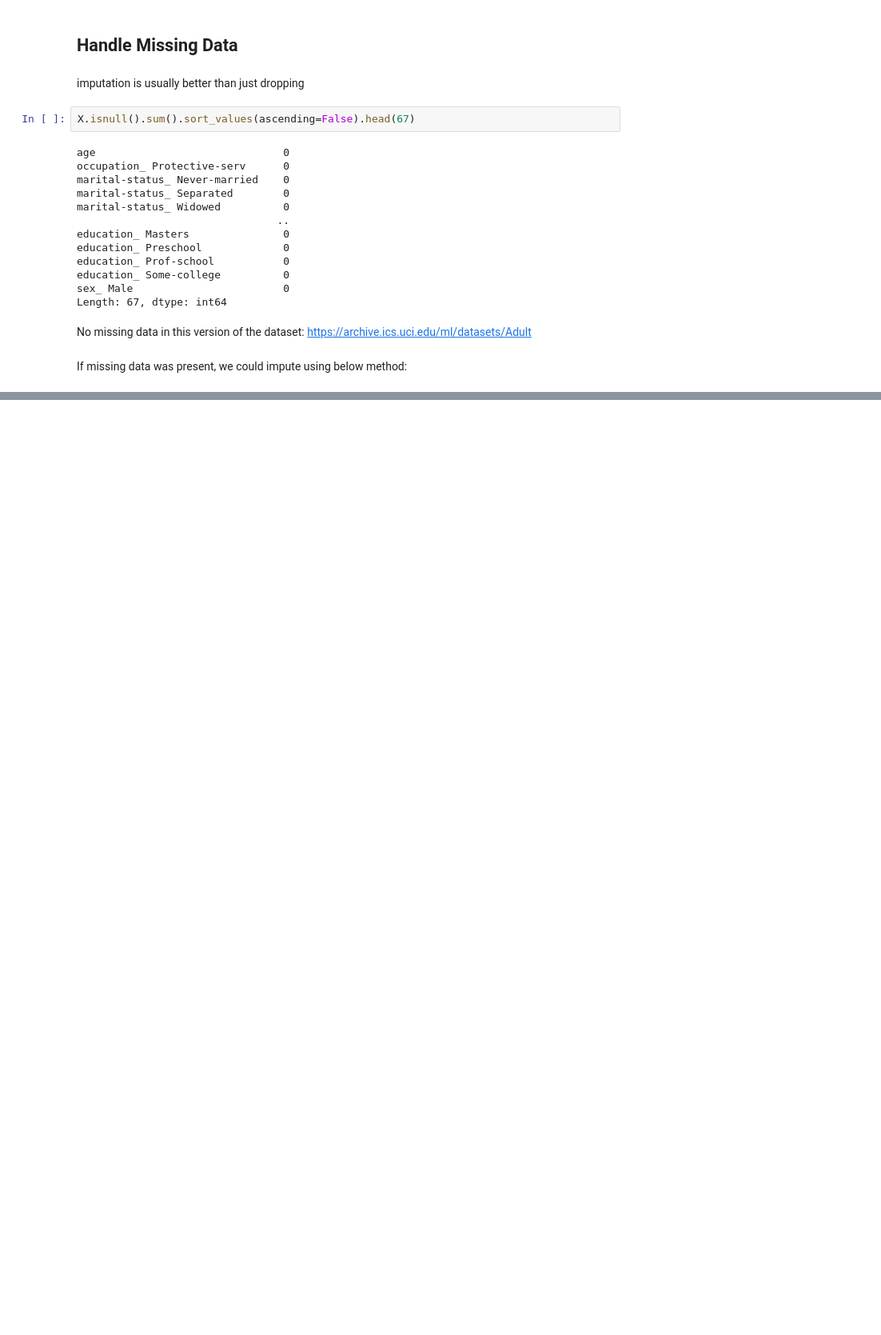
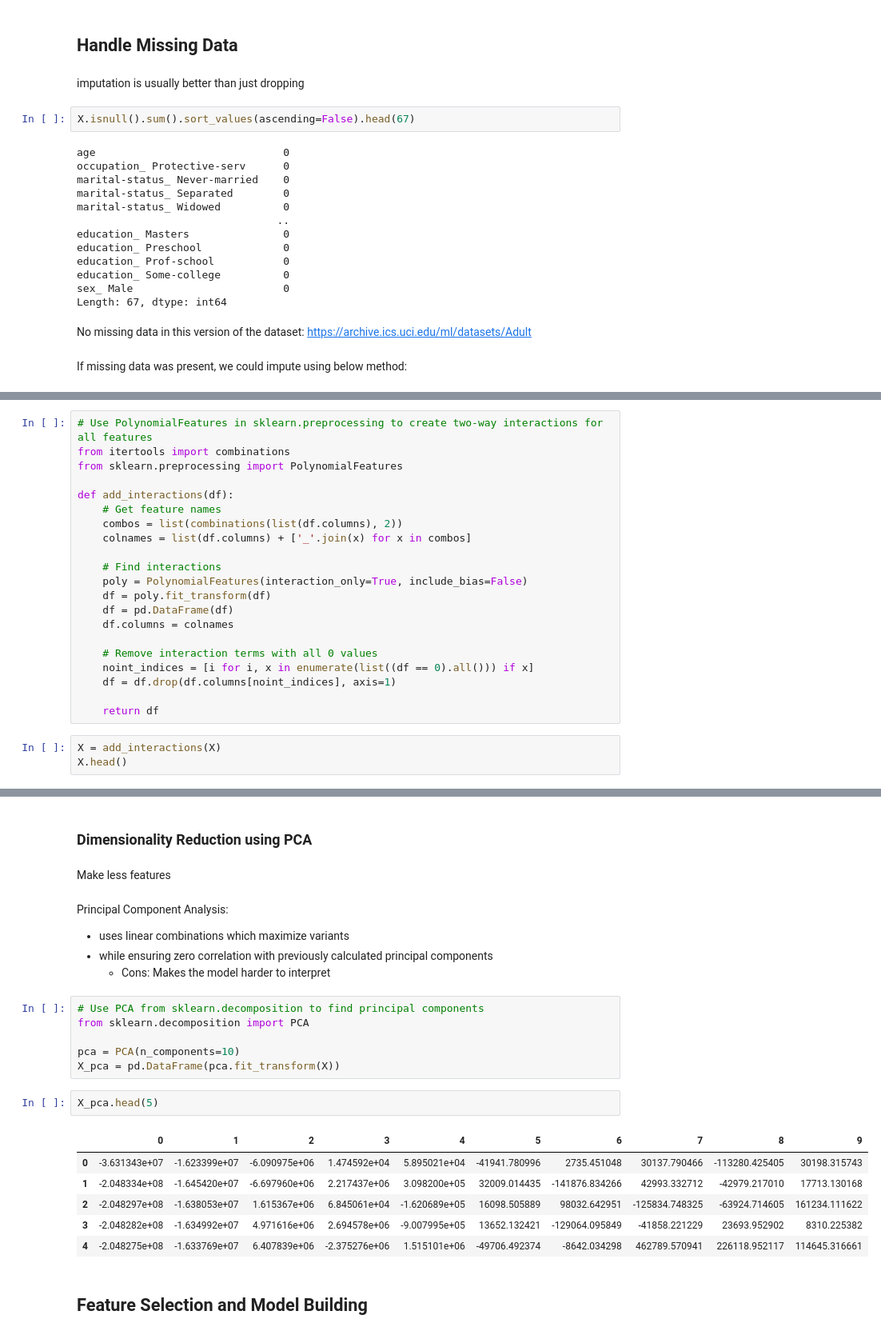
Before and after one commit to mcmasterml/MLEB-exercises, a Jupyter notebook: Peter_McMaster_5.3.12_Predicting_Income.ipynb, the cells around one changed output, grey strips where cells are left out. Shown: that part at 80% size. Drawn from its saved outputs; the diff is of its cells as text; blank space fills up the shorter version.

```diff
--- a/Peter_McMaster_5.3.12_Predicting_Income.ipynb
+++ b/Peter_McMaster_5.3.12_Predicting_Income.ipynb
@@ -358,0 +451,24 @@ ImportError: cannot import name 'Imputer' from 'sklearn.preprocessing' (/opt/ana
+# %%
+# Use PolynomialFeatures in sklearn.preprocessing to create two-way interactions for all features
+from itertools import combinations
+from sklearn.preprocessing import PolynomialFeatures
+
+def add_interactions(df):
+    # Get feature names
+    combos = list(combinations(list(df.columns), 2))
+    colnames = list(df.columns) + ['_'.join(x) for x in combos]
+
+    # Find interactions
+    poly = PolynomialFeatures(interaction_only=True, include_bias=False)
+    df = poly.fit_transform(df)
+    df = pd.DataFrame(df)
+    df.columns = colnames
+
+    # Remove interaction terms with all 0 values
+    noint_indices = [i for i, x in enumerate(list((df == 0).all())) if x]
+    df = df.drop(df.columns[noint_indices], axis=1)
+
+    return df
+# %%
+X = add_interactions(X)
+X.head()
@@ -358,0 +498,26 @@ ImportError: cannot import name 'Imputer' from 'sklearn.preprocessing' (/opt/ana
+# %% [markdown]
+### Dimensionality Reduction using PCA
+# %% [markdown]
+Make less features
+# %% [markdown]
+Principal Component Analysis:
+- uses linear combinations which maximize variants
+- while ensuring zero correlation with previously calculated principal components
+    - Cons: Makes the model harder to interpret
+# %%
+# Use PCA from sklearn.decomposition to find principal components
+from sklearn.decomposition import PCA
+
+pca = PCA(n_components=10)
+X_pca = pd.DataFrame(pca.fit_transform(X))
+# %%
+X_pca.head(5)
+# %% [output]
+|  | 0 | 1 | 2 | 3 | 4 | 5 | 6 | 7 | 8 | 9 |
+| 0 | -3.631343e+07 | -1.623399e+07 | -6.090975e+06 | 1.474592e+04 | 5.895021e+04 | -41941.780996 | 2735.451048 | 30137.790466 | -113280.425405 | 30198.315743 |
+| 1 | -2.048334e+08 | -1.645420e+07 | -6.697960e+06 | 2.217437e+06 | 3.098200e+05 | 32009.014435 | -141876.834266 | 42993.332712 | -42979.217010 | 17713.130168 |
+| 2 | -2.048297e+08 | -1.638053e+07 | 1.615367e+06 | 6.845061e+04 | -1.620689e+05 | 16098.505889 | 98032.642951 | -125834.748325 | -63924.714605 | 161234.111622 |
+| 3 | -2.048282e+08 | -1.634992e+07 | 4.971616e+06 | 2.694578e+06 | -9.007995e+05 | 13652.132421 | -129064.095849 | -41858.221229 | 23693.952902 | 8310.225382 |
+| 4 | -2.048275e+08 | -1.633769e+07 | 6.407839e+06 | -2.375276e+06 | 1.515101e+06 | -49706.492374 | -8642.034298 | 462789.570941 | 226118.952117 | 114645.316661 |
+# %% [markdown]
+## Feature Selection and Model Building
```
Also changed, not shown: parts of 34 cells of this notebook.
